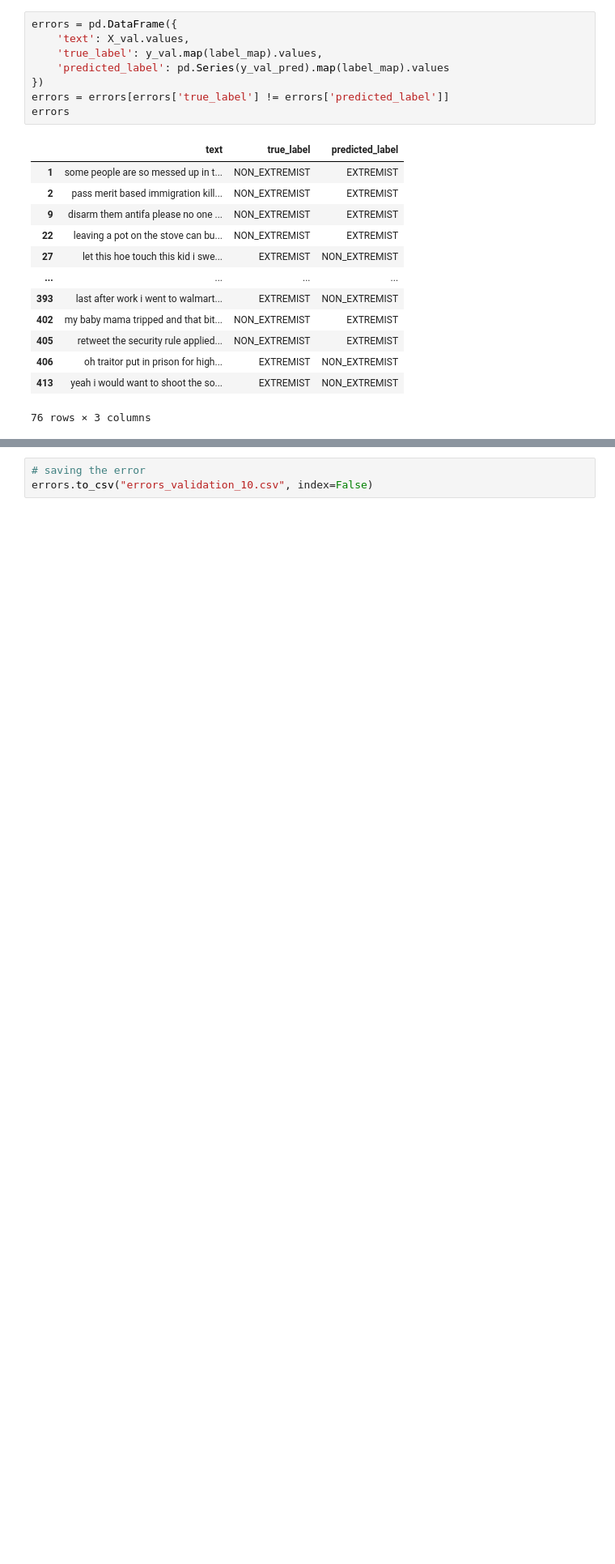
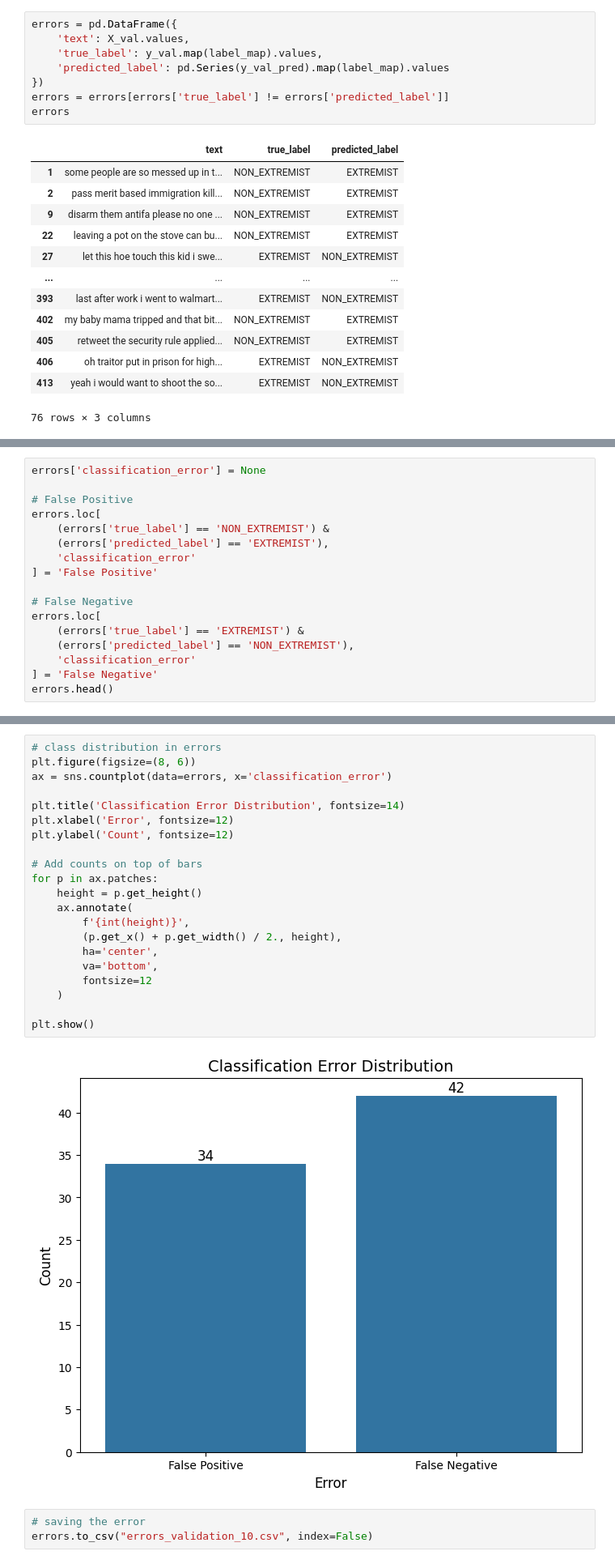
Before and after one commit to Onitsiky/MBD-Assignment-2, a Jupyter notebook: MBD_Assignment_2.ipynb, the cells around one changed output, grey strips where cells are left out. Shown at 81% size. Cells and saved outputs as stored; diff of their text form; blank space fills up the shorter version.

```diff
--- a/MBD_Assignment_2.ipynb
+++ b/MBD_Assignment_2.ipynb
@@ -861,0 +836,17 @@ false_negatives
+# %%
+errors['classification_error'] = None
+
+# False Positive
+errors.loc[
+    (errors['true_label'] == 'NON_EXTREMIST') &
+    (errors['predicted_label'] == 'EXTREMIST'),
+    'classification_error'
+] = 'False Positive'
+
+# False Negative
+errors.loc[
+    (errors['true_label'] == 'EXTREMIST') &
+    (errors['predicted_label'] == 'NON_EXTREMIST'),
+    'classification_error'
+] = 'False Negative'
+errors.head()
@@ -862,3 +869,26 @@ false_negatives
+# %%
+# class distribution in errors
+plt.figure(figsize=(8, 6))
+ax = sns.countplot(data=errors, x='classification_error')
+
+plt.title('Classification Error Distribution', fontsize=14)
+plt.xlabel('Error', fontsize=12)
+plt.ylabel('Count', fontsize=12)
+
+# Add counts on top of bars
+for p in ax.patches:
+    height = p.get_height()
+    ax.annotate(
+        f'{int(height)}',
+        (p.get_x() + p.get_width() / 2., height),
+        ha='center',
+        va='bottom',
+        fontsize=12
+    )
+
+plt.show()
+# %% [output]
+[figure, added]
 # %%
 # saving the error
 errors.to_csv("errors_validation_10.csv", index=False)
```
Also changed, not shown: parts of 31 cells of this notebook.
